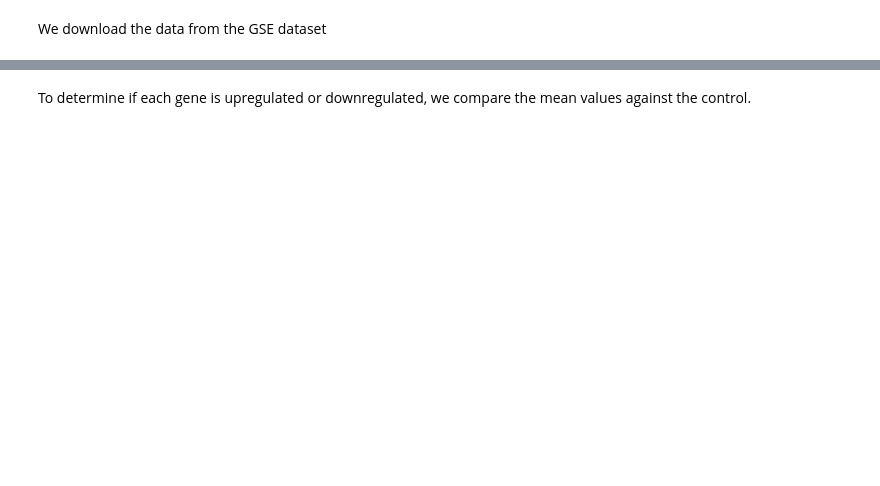
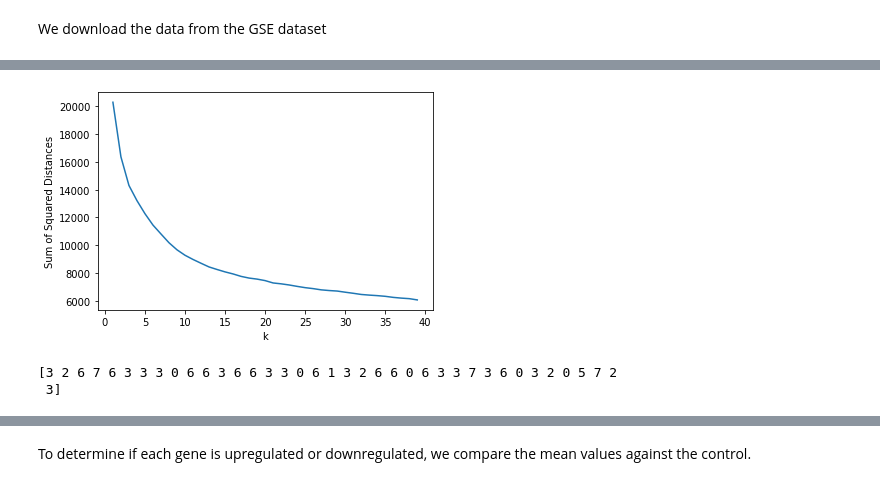
Before and after one commit to JulianKnodt/alzheimer_analysis, a Jupyter notebook: CrossAnalysis.ipynb, the cells around one changed output, grey strips where cells are left out. Saved outputs shown, nothing was run; the diff lists cells and outputs as text; code cells hidden in the pictures; blank space fills up the shorter version.

```diff
--- a/CrossAnalysis.ipynb
+++ b/CrossAnalysis.ipynb
@@ -28,0 +172,26 @@ print(ids2)
+# %%
+# K-means clustering
+sum_of_squared_distances2 = []
+for k in range(1, 40):
+    kmeans2 = KMeans(n_clusters = k).fit(values_norm2)
+    sum_of_squared_distances2.append(kmeans2.inertia_)
+
+plt.plot(range(1, 40), sum_of_squared_distances2)
+plt.xlabel('k')
+plt.ylabel('Sum of Squared Distances')
+plt.show()
+# %% [output]
+[figure, added]
+# %%
+kmeans2 = KMeans(n_clusters = 8).fit(values_norm2)
+
+#argmin, distance = sklearn.metrics.pairwise_distances_argmin_min(kmeans.cluster_centers_, values_norm)
+#print(ids[argmin])
+
+signif_labels_list2 = kmeans2.labels_[signif_indices2]
+mirna_signif_labels_list2 = signif_labels_list2[0:38]
+
+print(mirna_signif_labels_list2)
+# %% [output]
+[3 2 6 7 6 3 3 3 0 6 6 3 6 6 3 3 0 6 1 3 2 6 6 0 6 3 3 7 3 6 0 3 2 0 5 7 2
+ 3]
```
Also changed, not shown: parts of 20 cells of this notebook, 3 other files.
